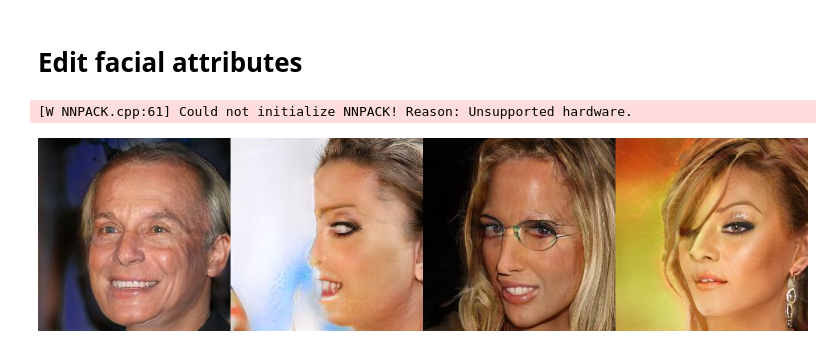
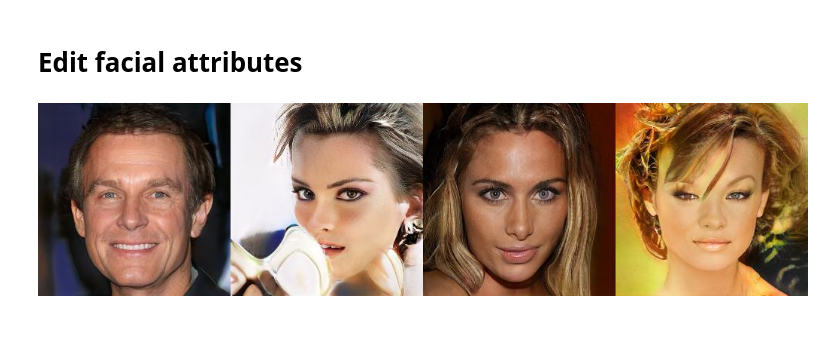
Before and after one commit to deniscaushaj/Tir-ONOT, a Jupyter notebook: ONOT.ipynb, the cells around one changed output. Drawn from its saved outputs; the diff is of its cells as text; code cells hidden in the pictures.

```diff
--- a/ONOT.ipynb
+++ b/ONOT.ipynb
@@ -263,34 +263,31 @@ imshow(selected_images, col=num_samples)
 # %% [markdown]
 # Edit facial attributes
 # %%
-torch.backends.cudnn.enabled = False
+selected_latent_codes = selected_latent_codes.astype(np.float32)
+selected_latent_codes_tensor = torch.from_numpy(selected_latent_codes).to(device)
 
 modifications = {
-    'age': 0.5,
-    'eyeglasses': 3.0,
-    'gender': -2.1,
-    'pose': -2.1,
-    'smile': 0.9
+    'age': 0.0,
+    'eyeglasses': 0.0,
+    'gender': 0.0,
+    'pose': 0.0,
+    'smile': 0.0
 }
 
-# Applica le modifiche ai codici latenti
-new_codes = selected_latent_codes.copy()
+# Copia i codici latenti e applica le modifiche
+new_codes = selected_latent_codes_tensor.clone()
 for attr_name, value in modifications.items():
-    if attr_name in boundaries:  # Assicurati che l'attributo esista nei confini
-        boundary = boundaries[attr_name]
-        new_codes += boundary * value
+    if attr_name in boundaries:
+        boundary = boundaries[attr_name].astype(np.float32)
+        boundary_tensor = torch.from_numpy(boundary).to(device)
+        new_codes += boundary_tensor * value
 
-# Configura i parametri di sintesi
 synthesis_kwargs = {'latent_space_type': latent_space_type} if generator.gan_type == 'stylegan' else {}
 
-# Sintetizza le immagini con i codici latenti modificati
-new_images_dict = generator.easy_synthesize(new_codes, **synthesis_kwargs)
-
-# Estrai le immagini dal dizionario restituito
+new_images_dict = generator.easy_synthesize(new_codes.cpu().numpy(), **synthesis_kwargs)
 new_images = new_images_dict['image']
 
 # Mostra le nuove immagini sintetizzate
 imshow(new_images, col=len(new_images))
 # %% [output]
-[W NNPACK.cpp:61] Could not initialize NNPACK! Reason: Unsupported hardware.
-[figure, old version]
+[figure, new version]
```
Also changed, not shown: parts of 1 cell of this notebook.
